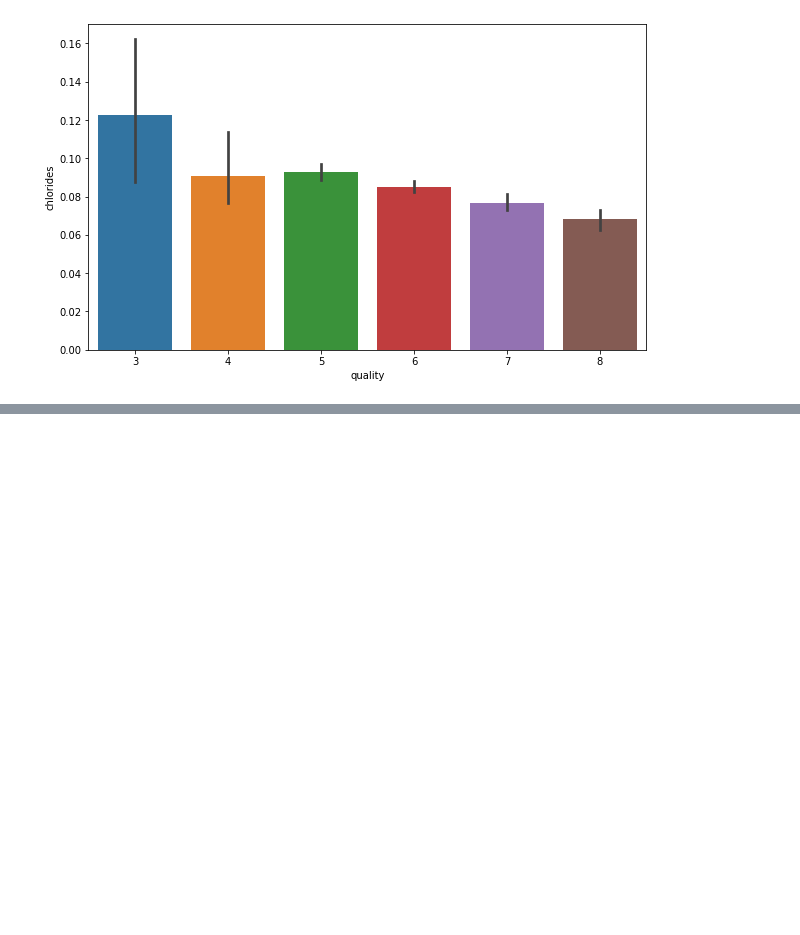
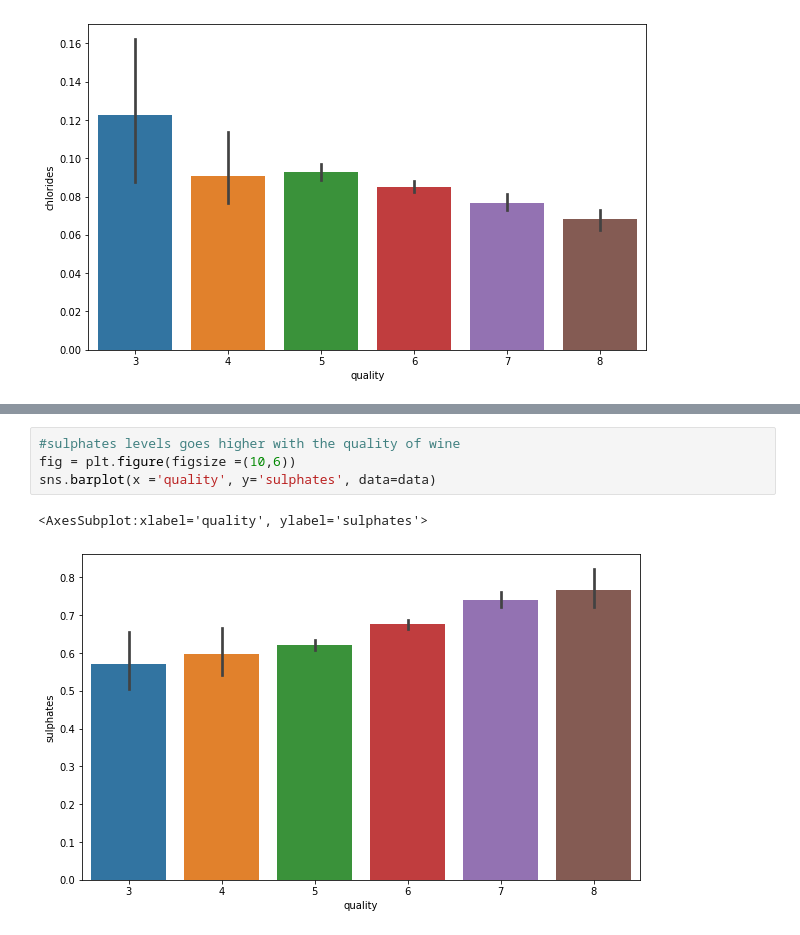
Before and after one commit to buriihenry/Machine-Learning-2, a Jupyter notebook: Wine Quality Project/Wine_Quality.ipynb, the cells around one changed output, grey strips where cells are left out. Drawn from its saved outputs; the diff is of its cells as text; blank space fills up the shorter version.

```diff
--- a/Wine Quality Project/Wine_Quality.ipynb
+++ b/Wine Quality Project/Wine_Quality.ipynb
@@ -130,0 +137,7 @@ sns.barplot(x ='quality', y='chlorides', data=data)
+# %%
+#sulphates levels goes higher with the quality of wine
+fig = plt.figure(figsize =(10,6))
+sns.barplot(x ='quality', y='sulphates', data=data)
+# %% [output]
+<AxesSubplot:xlabel='quality', ylabel='sulphates'>
+[figure, added]
```
Also changed, not shown: parts of 1 cell of this notebook.
